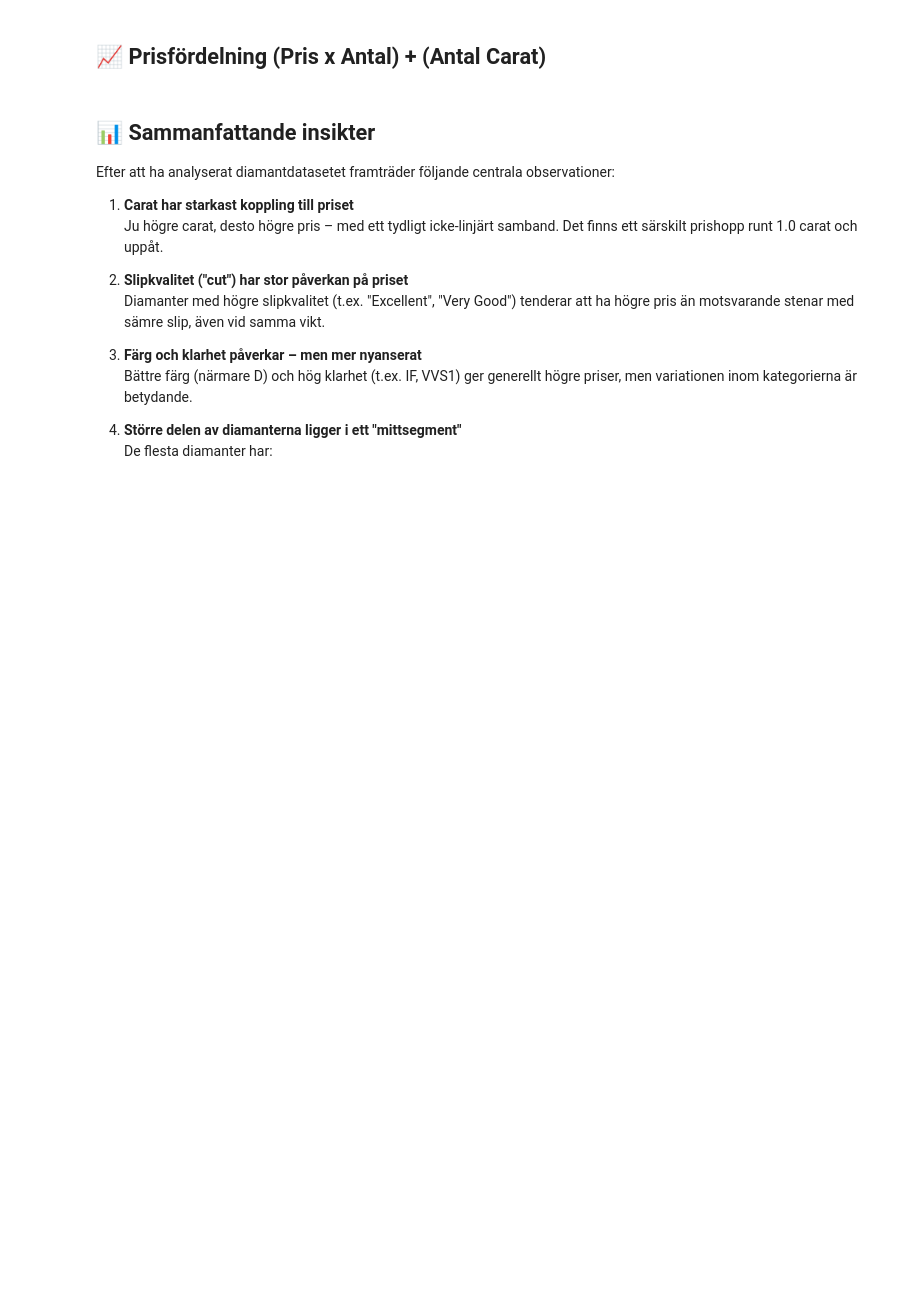
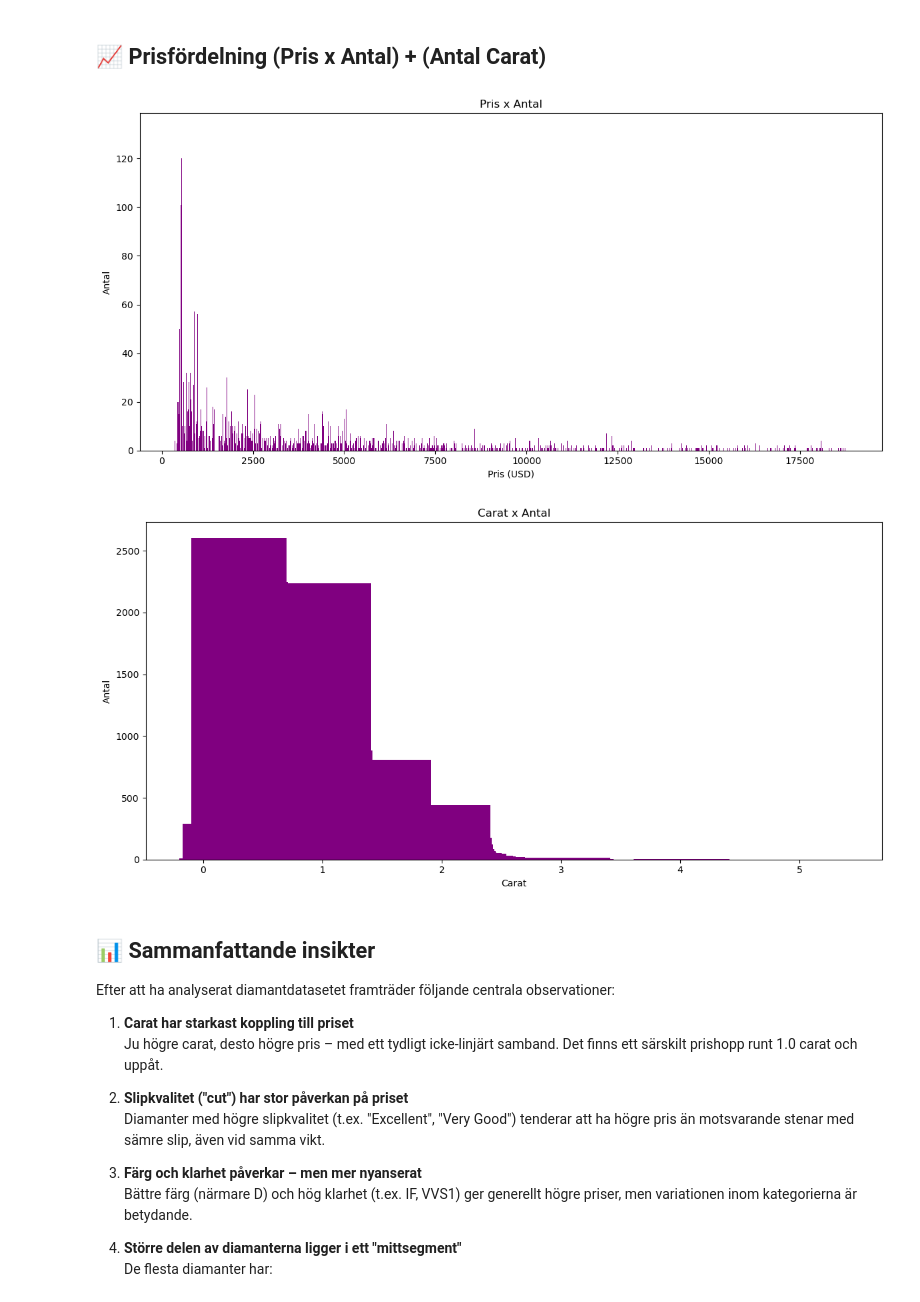
Before and after one commit to ManaInfectedRP/Skola_Python, a Jupyter notebook: Python/Kundskapskontrollen/diamonds/diamantanalys.ipynb, the cells around one changed output. Cells and saved outputs as stored; diff of their text form; code cells hidden in the pictures; blank space fills up the shorter version.

```diff
--- a/Python/Kundskapskontrollen/diamonds/diamantanalys.ipynb
+++ b/Python/Kundskapskontrollen/diamonds/diamantanalys.ipynb
@@ -145,31 +186,28 @@ fig6.show()
 # %% [markdown]
 ## 📈 Prisfördelning (Pris x Antal) + (Antal Carat)
 # %%
-# Pris x Antal (mörk stil)
+import matplotlib.pyplot as plt
+
 price_distribution = df_clean["price"].value_counts().sort_index()
-fig7 = go.Figure(data=[
-    go.Bar(x=price_distribution.index, y=price_distribution.values,
-           marker_color='lightblue')
-])
-fig7.update_layout(title="Pris x Antal",
-                   xaxis_title="Pris (USD)",
-                   yaxis_title="Antal",
-                   template="plotly_dark",
-                   height=500, width=1000)
-fig7.show()
+plt.figure(figsize=(12, 6))
+plt.bar(price_distribution.index, price_distribution.values, color='purple')
+plt.title("Pris x Antal")
+plt.xlabel("Pris (USD)")
+plt.ylabel("Antal")
+plt.tight_layout()
+plt.show()
 
-# Carat x Antal (mörk stil)
-carat_distribution = df_clean["carat"].value_counts().sort_index()
-fig8 = go.Figure(data=[
-    go.Bar(x=carat_distribution.index, y=carat_distribution.values,
-           marker_color='lightblue')
-])
-fig8.update_layout(title="Carat x Antal",
-                   xaxis_title="Carat",
-                   yaxis_title="Antal",
-                   template="plotly_dark",
-                   height=500, width=1000)
-fig8.show()
+price_distribution = df_clean["carat"].value_counts().sort_index()
+plt.figure(figsize=(12, 6))
+plt.bar(price_distribution.index, price_distribution.values, color='purple')
+plt.title("Carat x Antal")
+plt.xlabel("Carat")
+plt.ylabel("Antal")
+plt.tight_layout()
+plt.show()
+# %% [output]
+[figure, added]
+[figure, added]
 # %% [markdown]
 ## 📊 Sammanfattande insikter
 
```
Also changed, not shown: parts of 2 cells of this notebook.
